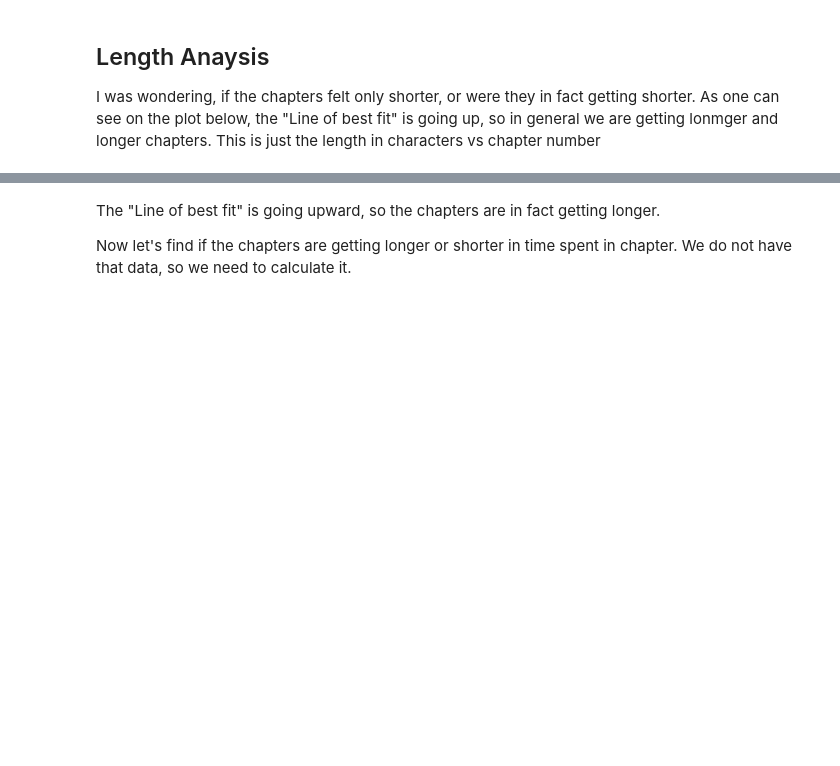
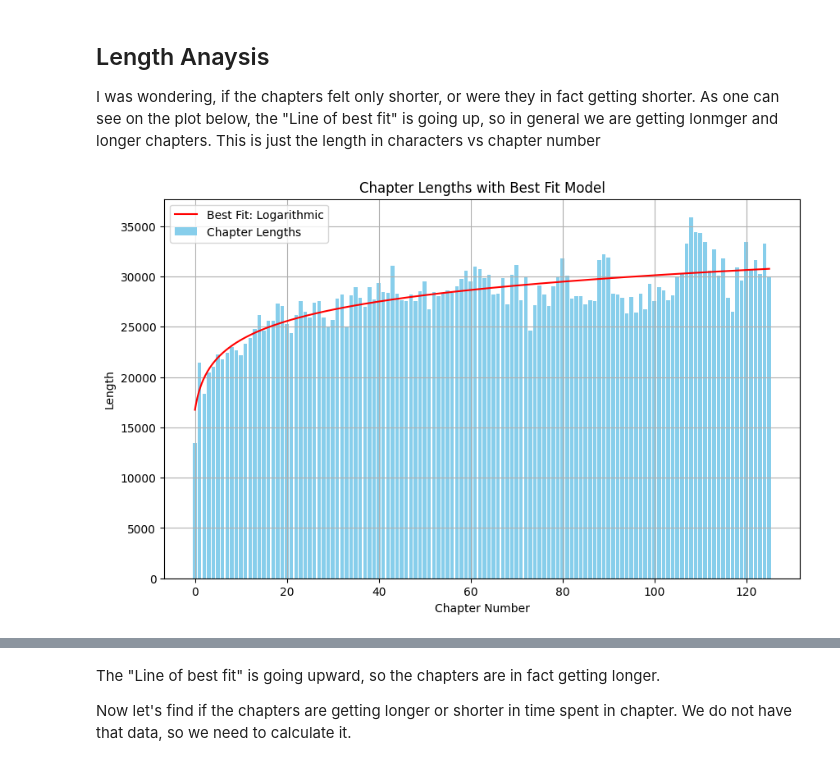
Before and after one commit to KekKom/WPAtaMS-Analyzer, a Jupyter notebook: analyzer.ipynb, the cells around one changed output, grey strips where cells are left out. Drawn from its saved outputs; the diff is of its cells as text; code cells hidden in the pictures; blank space fills up the shorter version.

```diff
--- a/analyzer.ipynb
+++ b/analyzer.ipynb
@@ -481,0 +479,81 @@ print("Polynomial Coefficients:", y)
+# %%
+from bs4 import BeautifulSoup
+import numpy as np
+from matplotlib import pyplot as plt
+from sklearn.linear_model import LinearRegression
+from sklearn.preprocessing import PolynomialFeatures
+from sklearn.metrics import r2_score
+
+# --- Preprocessing ---
+lengths = []
+
+for chapter in book:
+    chapter_text = '\n'.join(chapter)
+    text = BeautifulSoup(chapter_text, 'html.parser').get_text()
+    lengths.append(len(text))
+
+lengths = np.array(lengths)
+chapters = np.arange(len(book)).reshape(-1, 1)
+
+# --- Try polynomial fits ---
+max_degree = 1
+best_score = -np.inf
+best_model = None
+best_label = ''
+best_y_pred = None
+best_x_smooth = None
+
+for degree in range(1, max_degree + 1):
+    poly = PolynomialFeatures(degree)
+    X_poly = poly.fit_transform(chapters)
+
+    model = LinearRegression()
+    model.fit(X_poly, lengths)
+
+    y_pred = model.predict(X_poly)
+    score = r2_score(lengths, y_pred)
+
+    if score > best_score:
+        best_score = score
+        best_model = model
+        best_label = f'Polynomial (Degree {degree})'
+        best_poly = poly
+        best_transform = lambda x: best_poly.transform(x)
+        best_x_smooth = np.linspace(0, len(book) - 1, 500).reshape(-1, 1)
+        best_y_pred = model.predict(best_transform(best_x_smooth))
+
+# --- Try logarithmic fit ---
+# Shift chapters by +1 to avoid log(0)
+chapters_log = np.log(np.arange(1, len(book) + 1)).reshape(-1, 1)
+model_log = LinearRegression()
+model_log.fit(chapters_log, lengths)
+
+y_pred_log = model_log.predict(chapters_log)
+score_log = r2_score(lengths, y_pred_log)
+
+if score_log > best_score:
+    best_score = score_log
+    best_model = model_log
+    best_label = 'Logarithmic'
+    best_transform = lambda x: np.log(x + 1).reshape(-1, 1)
+    best_x_smooth = np.linspace(0, len(book) - 1, 500).reshape(-1, 1)
+    best_y_pred = best_model.predict(best_transform(best_x_smooth))
+
+# --- Plotting ---
+plt.figure(figsize=(10, 6))
+plt.bar(chapters.flatten(), lengths, color='skyblue', label='Chapter Lengths')
+plt.plot(best_x_smooth, best_y_pred, color='red', label=f'Best Fit: {best_label}')
+plt.title("Chapter Lengths with Best Fit Model")
+plt.xlabel("Chapter Number")
+plt.ylabel("Length")
+plt.legend()
+plt.grid(True)
+plt.show()
+
+# --- Output model details ---
+print(f"Best Model: {best_label}")
+print("Coefficients:", best_model.coef_)
+print("Intercept:", best_model.intercept_)
+print("R² Score:", best_score)
+# %% [output]
+[figure, added]
```
Also changed, not shown: parts of 18 cells of this notebook.
